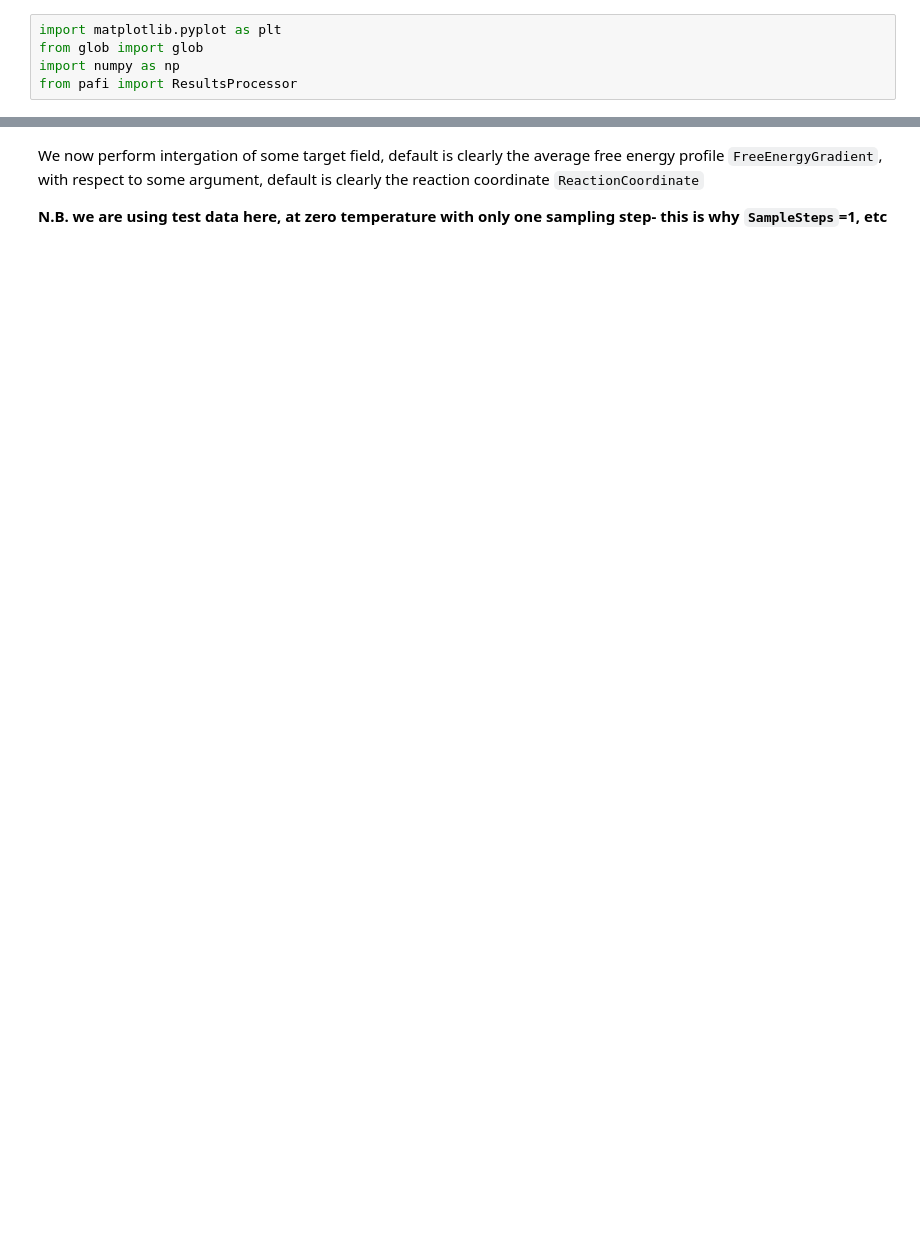
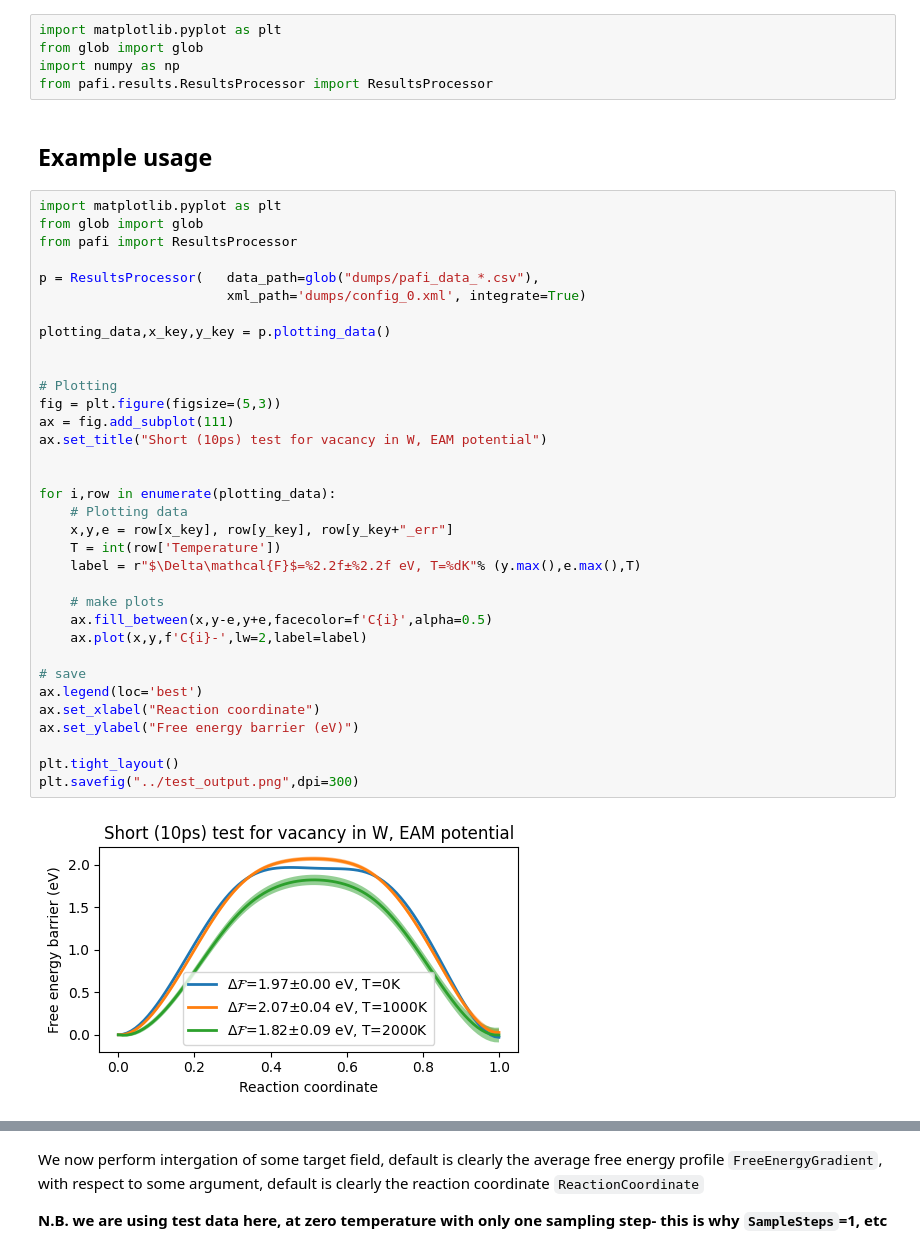
Before and after one commit to tomswinburne/pafi, a Jupyter notebook: examples/PlottingExamples.ipynb, the cells around one changed output, grey strips where cells are left out. Drawn from its saved outputs; the diff is of its cells as text; blank space fills up the shorter version.

```diff
--- a/examples/PlottingExamples.ipynb
+++ b/examples/PlottingExamples.ipynb
@@ -2,5 +2,43 @@
 import matplotlib.pyplot as plt
 from glob import glob
 import numpy as np
-from pafi import ResultsProcessor
+from pafi.results.ResultsProcessor import ResultsProcessor
+# %% [markdown]
+## Example usage
+# %%
+import matplotlib.pyplot as plt
+from glob import glob
+from pafi import ResultsProcessor
+
+p = ResultsProcessor(   data_path=glob("dumps/pafi_data_*.csv"),
+                        xml_path='dumps/config_0.xml', integrate=True)
+
+plotting_data,x_key,y_key = p.plotting_data()
+
+
+# Plotting
+fig = plt.figure(figsize=(5,3))
+ax = fig.add_subplot(111)
+ax.set_title("Short (10ps) test for vacancy in W, EAM potential")
+
+
+for i,row in enumerate(plotting_data):
+    # Plotting data
+    x,y,e = row[x_key], row[y_key], row[y_key+"_err"]
+    T = int(row['Temperature'])
+    label = r"$\Delta\mathcal{F}$=%2.2f±%2.2f eV, T=%dK"% (y.max(),e.max(),T)
+
+    # make plots
+    ax.fill_between(x,y-e,y+e,facecolor=f'C{i}',alpha=0.5)
+    ax.plot(x,y,f'C{i}-',lw=2,label=label)
+
+# save
+ax.legend(loc='best')
+ax.set_xlabel("Reaction coordinate")
+ax.set_ylabel("Free energy barrier (eV)")
+
+plt.tight_layout()
+plt.savefig("../test_output.png",dpi=300)
+# %% [output]
+[figure, added]
 # %% [markdown]
```
Also changed, not shown: parts of 4 cells of this notebook, 8 other files.
